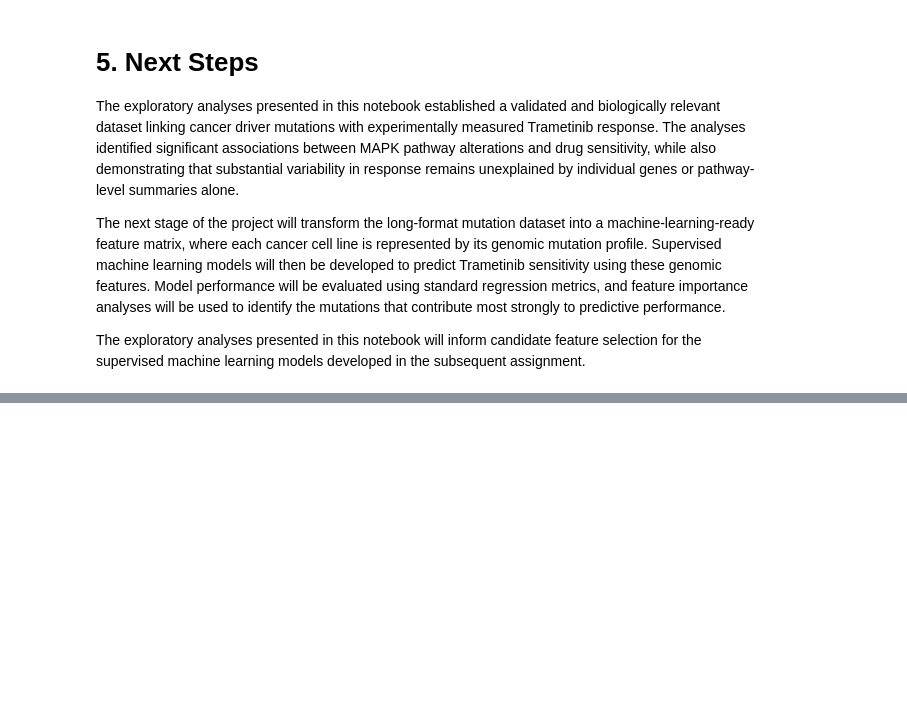
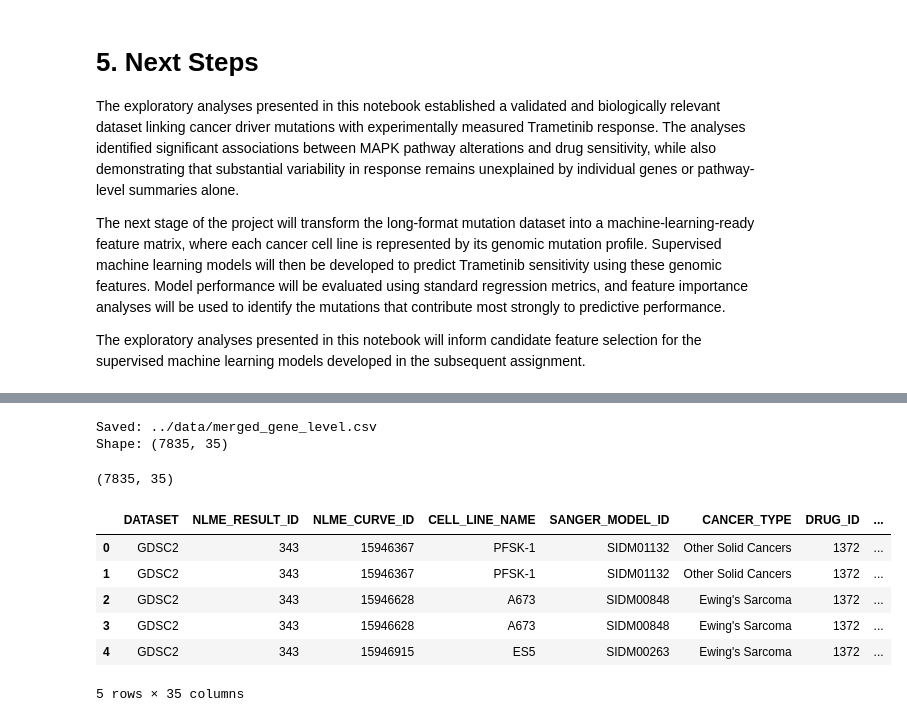
Before and after one commit to carolinemalaihull/trametinib-drug-response-ml, a Jupyter notebook: notebooks/01_EDA.ipynb, the cells around one changed output, grey strips where cells are left out. Drawn from its saved outputs; the diff is of its cells as text; code cells hidden in the pictures; blank space fills up the shorter version.

```diff
--- a/notebooks/01_EDA.ipynb
+++ b/notebooks/01_EDA.ipynb
@@ -1342,0 +1347,28 @@ The exploratory analyses presented in this notebook will inform candidate featur
+# %%
+# Save the cleaned gene-level dataset for Assignment 2
+
+merged_gene_level.to_csv(
+    "../data/merged_gene_level.csv",
+    index=False
+)
+
+print("Saved:", "../data/merged_gene_level.csv")
+print("Shape:", merged_gene_level.shape)
+# %% [output]
+Saved: ../data/merged_gene_level.csv
+Shape: (7835, 35)
+# %%
+# Confirm export
+check = pd.read_csv("../data/merged_gene_level.csv")
+
+print(check.shape)
+check.head()
+# %% [output]
+(7835, 35)
+|  | DATASET | NLME_RESULT_ID | NLME_CURVE_ID | CELL_LINE_NAME | SANGER_MODEL_ID | CANCER_TYPE | DRUG_ID | ... |
+| 0 | GDSC2 | 343 | 15946367 | PFSK-1 | SIDM01132 | Other Solid Cancers | 1372 | ... |
+| 1 | GDSC2 | 343 | 15946367 | PFSK-1 | SIDM01132 | Other Solid Cancers | 1372 | ... |
+| 2 | GDSC2 | 343 | 15946628 | A673 | SIDM00848 | Ewing's Sarcoma | 1372 | ... |
+| 3 | GDSC2 | 343 | 15946628 | A673 | SIDM00848 | Ewing's Sarcoma | 1372 | ... |
+| 4 | GDSC2 | 343 | 15946915 | ES5 | SIDM00263 | Ewing's Sarcoma | 1372 | ... |
+5 rows × 35 columns
```
Also changed, not shown: parts of 3 cells of this notebook.
